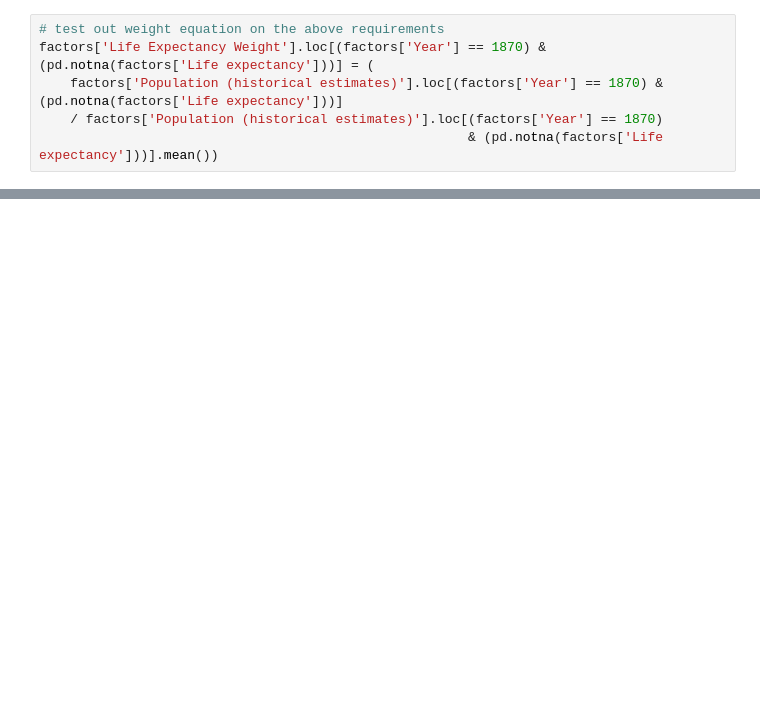
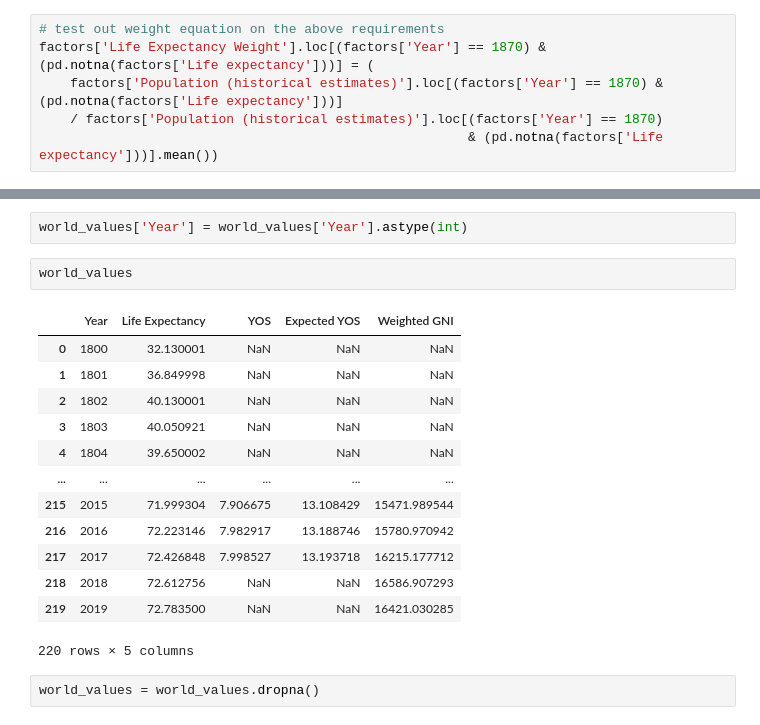
Before and after one commit to jcarballo1/cs5395-project1, a Jupyter notebook: Project1_V2.ipynb, the cells around one changed output, grey strips where cells are left out. Saved outputs shown, nothing was run; the diff lists cells and outputs as text; blank space fills up the shorter version.

```diff
--- a/Project1_V2.ipynb
+++ b/Project1_V2.ipynb
@@ -259,0 +307,20 @@ factors
+# %%
+world_values['Year'] = world_values['Year'].astype(int)
+# %%
+world_values
+# %% [output]
+|  | Year | Life Expectancy | YOS | Expected YOS | Weighted GNI |
+| 0 | 1800 | 32.130001 | NaN | NaN | NaN |
+| 1 | 1801 | 36.849998 | NaN | NaN | NaN |
+| 2 | 1802 | 40.130001 | NaN | NaN | NaN |
+| 3 | 1803 | 40.050921 | NaN | NaN | NaN |
+| 4 | 1804 | 39.650002 | NaN | NaN | NaN |
+| ... | ... | ... | ... | ... | ... |
+| 215 | 2015 | 71.999304 | 7.906675 | 13.108429 | 15471.989544 |
+| 216 | 2016 | 72.223146 | 7.982917 | 13.188746 | 15780.970942 |
+| 217 | 2017 | 72.426848 | 7.998527 | 13.193718 | 16215.177712 |
+| 218 | 2018 | 72.612756 | NaN | NaN | 16586.907293 |
+| 219 | 2019 | 72.783500 | NaN | NaN | 16421.030285 |
+220 rows × 5 columns
+# %%
+world_values = world_values.dropna()
```
Also changed, not shown: parts of 14 cells of this notebook.
